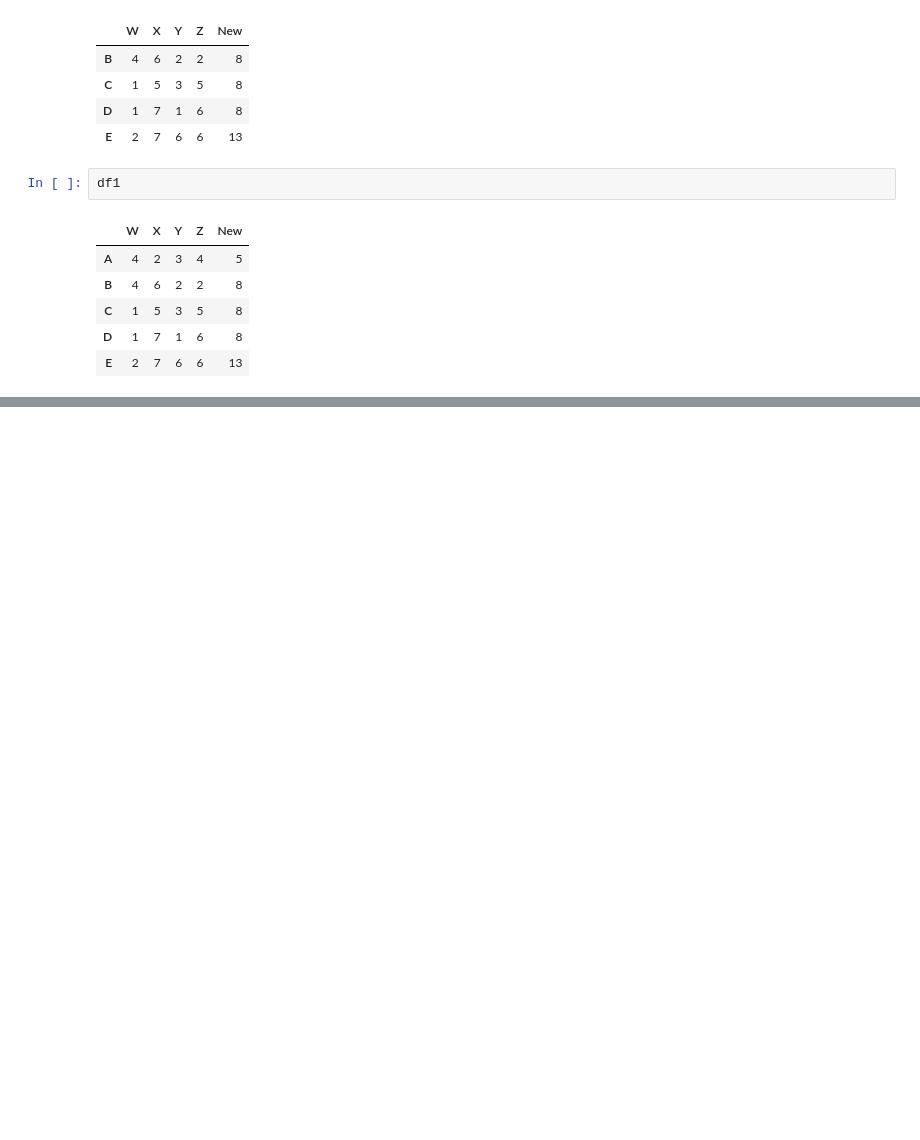
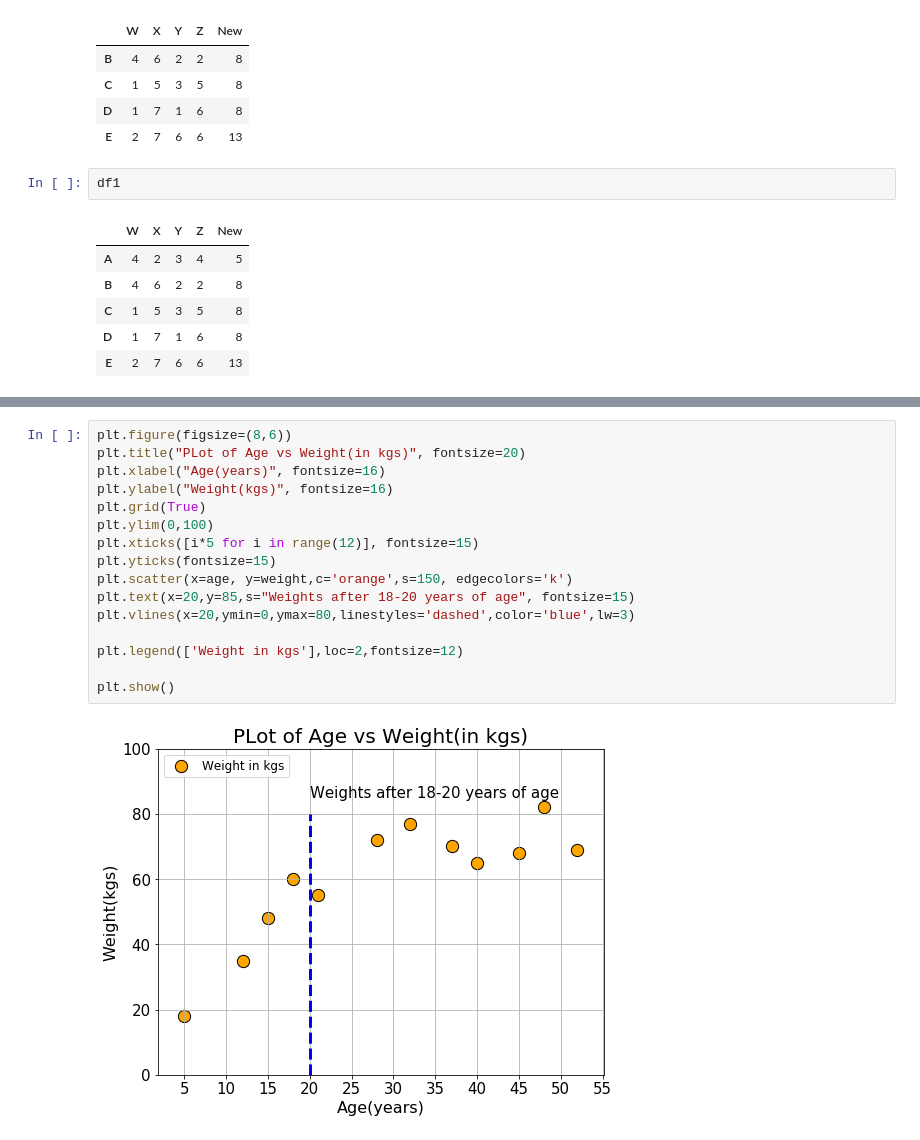
Before and after one commit to heenashree/DataAnalytics, a Jupyter notebook: pandas and numpy/Dataframe and Series.ipynb, the cells around one changed output, grey strips where cells are left out. Saved outputs shown, nothing was run; the diff lists cells and outputs as text; blank space fills up the shorter version.

```diff
--- a/pandas and numpy/Dataframe and Series.ipynb
+++ b/pandas and numpy/Dataframe and Series.ipynb
@@ -228,0 +249,18 @@ KeyError: "['A'] not found in axis"
+# %%
+plt.figure(figsize=(8,6))
+plt.title("PLot of Age vs Weight(in kgs)", fontsize=20)
+plt.xlabel("Age(years)", fontsize=16)
+plt.ylabel("Weight(kgs)", fontsize=16)
+plt.grid(True)
+plt.ylim(0,100)
+plt.xticks([i*5 for i in range(12)], fontsize=15)
+plt.yticks(fontsize=15)
+plt.scatter(x=age, y=weight,c='orange',s=150, edgecolors='k')
+plt.text(x=20,y=85,s="Weights after 18-20 years of age", fontsize=15)
+plt.vlines(x=20,ymin=0,ymax=80,linestyles='dashed',color='blue',lw=3)
+
+plt.legend(['Weight in kgs'],loc=2,fontsize=12)
+
+plt.show()
+# %% [output]
+[figure, added]
```
Also changed, not shown: parts of 9 cells of this notebook.
